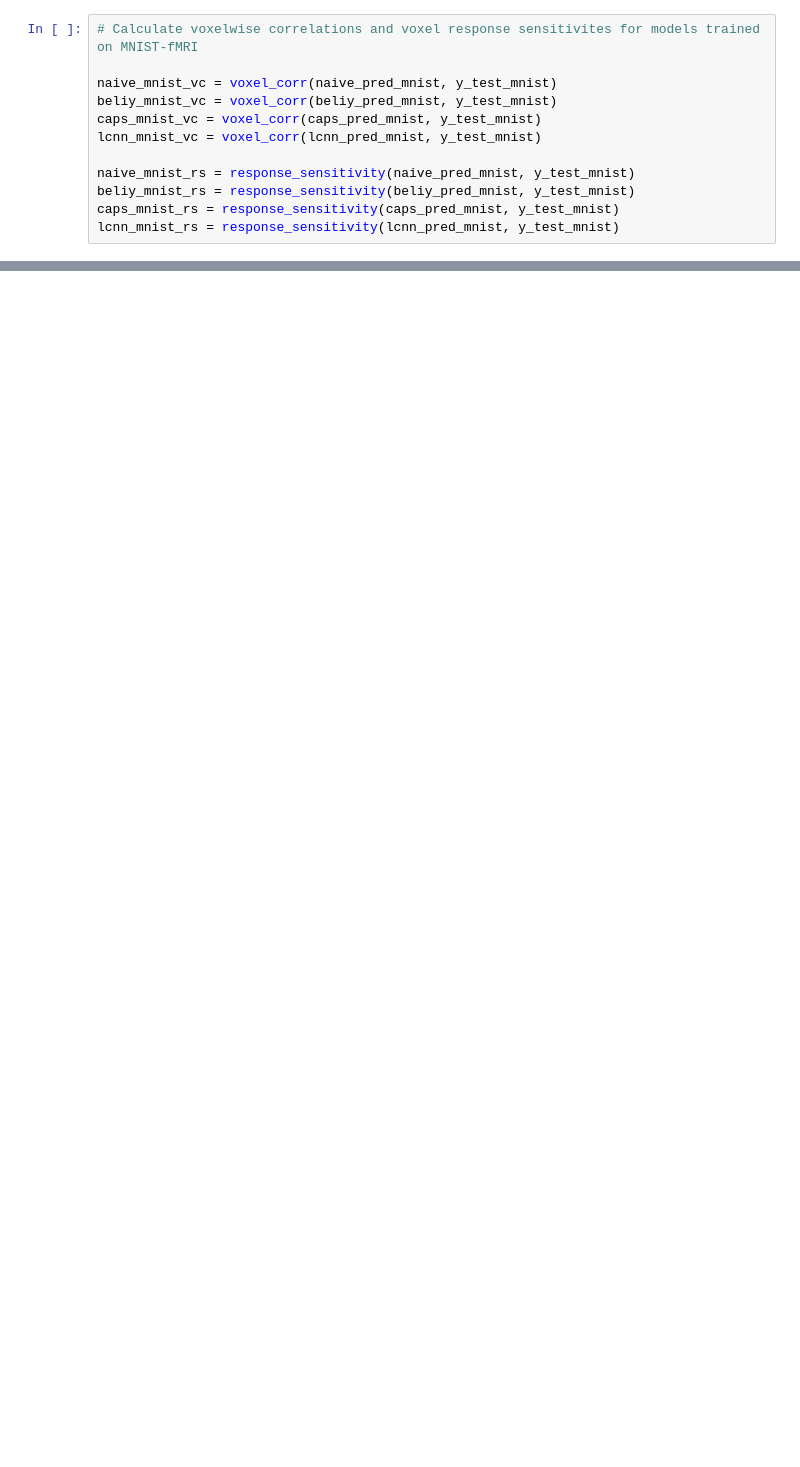
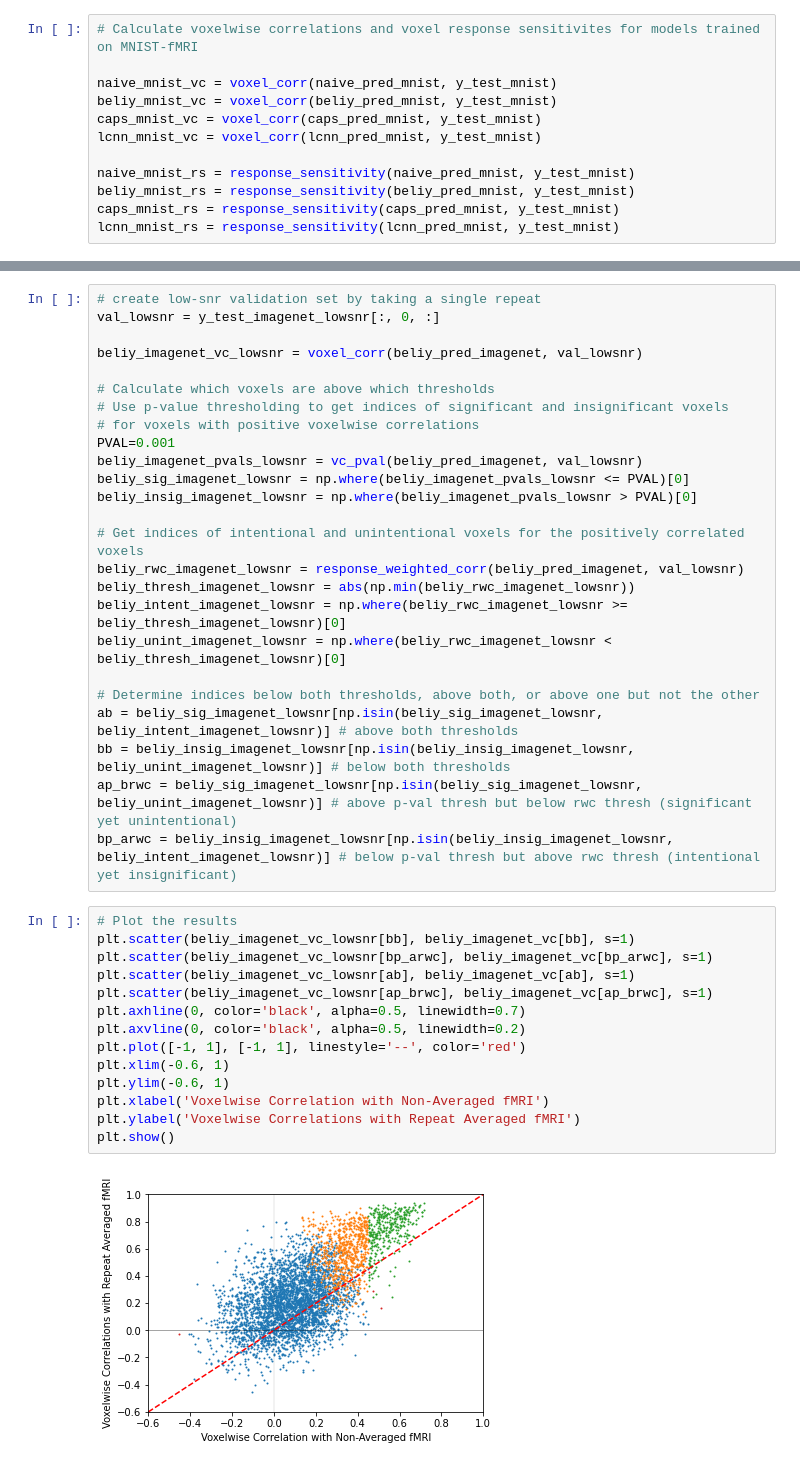
Before and after one commit to BRAIN-TO/CapsNet, a Jupyter notebook: analysis/final_results.ipynb, the cells around one changed output, grey strips where cells are left out. Drawn from its saved outputs; the diff is of its cells as text; blank space fills up the shorter version.

```diff
--- a/analysis/final_results.ipynb
+++ b/analysis/final_results.ipynb
@@ -691,0 +976,41 @@ plt.show()
+# %%
+# create low-snr validation set by taking a single repeat
+val_lowsnr = y_test_imagenet_lowsnr[:, 0, :]
+
+beliy_imagenet_vc_lowsnr = voxel_corr(beliy_pred_imagenet, val_lowsnr)
+
+# Calculate which voxels are above which thresholds
+# Use p-value thresholding to get indices of significant and insignificant voxels
+# for voxels with positive voxelwise correlations
+PVAL=0.001
+beliy_imagenet_pvals_lowsnr = vc_pval(beliy_pred_imagenet, val_lowsnr)
+beliy_sig_imagenet_lowsnr = np.where(beliy_imagenet_pvals_lowsnr <= PVAL)[0]
+beliy_insig_imagenet_lowsnr = np.where(beliy_imagenet_pvals_lowsnr > PVAL)[0]
+
+# Get indices of intentional and unintentional voxels for the positively correlated voxels
+beliy_rwc_imagenet_lowsnr = response_weighted_corr(beliy_pred_imagenet, val_lowsnr)
+beliy_thresh_imagenet_lowsnr = abs(np.min(beliy_rwc_imagenet_lowsnr))
+beliy_intent_imagenet_lowsnr = np.where(beliy_rwc_imagenet_lowsnr >= beliy_thresh_imagenet_lowsnr)[0]
+beliy_unint_imagenet_lowsnr = np.where(beliy_rwc_imagenet_lowsnr < beliy_thresh_imagenet_lowsnr)[0]
+
+# Determine indices below both thresholds, above both, or above one but not the other
+ab = beliy_sig_imagenet_lowsnr[np.isin(beliy_sig_imagenet_lowsnr, beliy_intent_imagenet_lowsnr)] # above both thresholds
+bb = beliy_insig_imagenet_lowsnr[np.isin(beliy_insig_imagenet_lowsnr, beliy_unint_imagenet_lowsnr)] # below both thresholds
+ap_brwc = beliy_sig_imagenet_lowsnr[np.isin(beliy_sig_imagenet_lowsnr, beliy_unint_imagenet_lowsnr)] # above p-val thresh but below rwc thresh (significant yet unintentional)
+bp_arwc = beliy_insig_imagenet_lowsnr[np.isin(beliy_insig_imagenet_lowsnr, beliy_intent_imagenet_lowsnr)] # below p-val thresh but above rwc thresh (intentional yet insignificant)
+# %%
+# Plot the results
+plt.scatter(beliy_imagenet_vc_lowsnr[bb], beliy_imagenet_vc[bb], s=1)
+plt.scatter(beliy_imagenet_vc_lowsnr[bp_arwc], beliy_imagenet_vc[bp_arwc], s=1)
+plt.scatter(beliy_imagenet_vc_lowsnr[ab], beliy_imagenet_vc[ab], s=1)
+plt.scatter(beliy_imagenet_vc_lowsnr[ap_brwc], beliy_imagenet_vc[ap_brwc], s=1)
+plt.axhline(0, color='black', alpha=0.5, linewidth=0.7)
+plt.axvline(0, color='black', alpha=0.5, linewidth=0.2)
+plt.plot([-1, 1], [-1, 1], linestyle='--', color='red')
+plt.xlim(-0.6, 1)
+plt.ylim(-0.6, 1)
+plt.xlabel('Voxelwise Correlation with Non-Averaged fMRI')
+plt.ylabel('Voxelwise Correlations with Repeat Averaged fMRI')
+plt.show()
+# %% [output]
+[figure, added]
```
Also changed, not shown: parts of 45 cells of this notebook, 8 other files.
